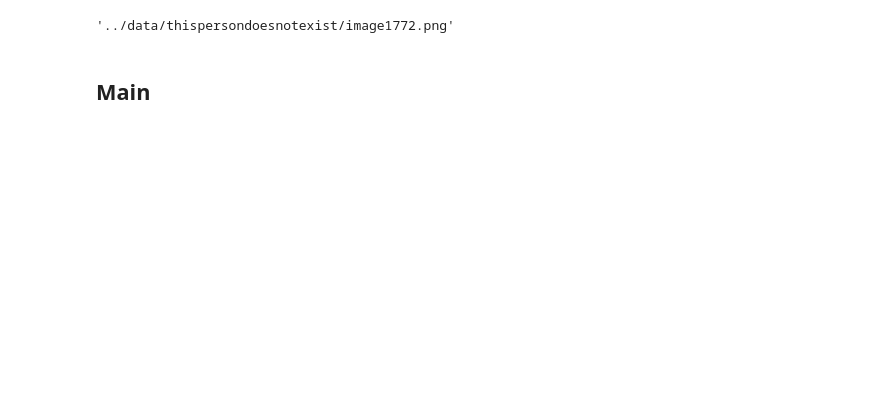
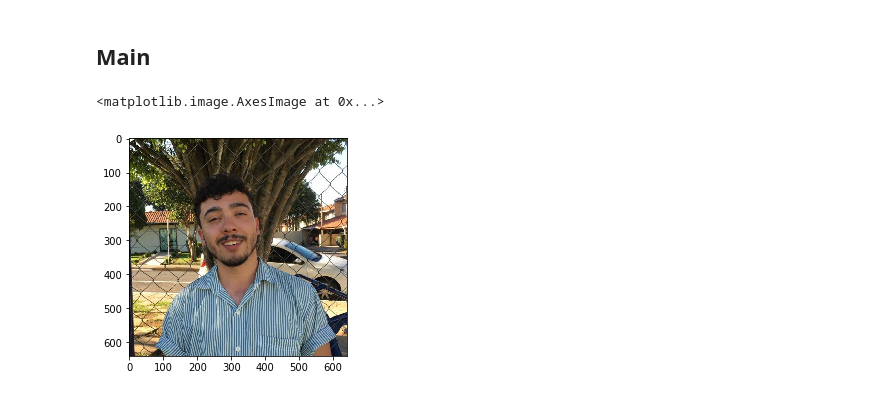
Before and after one commit to victorhausen/computer-vision-toolkit, a Jupyter notebook: notebooks/Detect Facial Landmarks.ipynb, the cells around one changed output. Cells and saved outputs as stored; diff of their text form; code cells hidden in the pictures; blank space fills up the shorter version.

```diff
--- a/notebooks/Detect Facial Landmarks.ipynb
+++ b/notebooks/Detect Facial Landmarks.ipynb
@@ -13,8 +10,3 @@ file_names = ['../data/thispersondoesnotexist/' + e for e in file_names]
-# %%
-image_path = sample(file_names, 1)[0]
-image_path
-# %% [output]
-'../data/thispersondoesnotexist/image1772.png'
 # %% [markdown]
 ## Main
 # %%
@@ -24,4 +16,14 @@ detector = dlib.get_frontal_face_detector()
 # Load facial landmarks predictor
 # http://dlib.net/files/shape_predictor_68_face_landmarks.dat.bz
 predictor = dlib.shape_predictor("../assets/shape_predictor_68_face_landmarks.dat")
+# %%
+# Load images.
+image = cv2.imread('../data/gabriel.jpeg')
+image = cv2.cvtColor(image, cv2.COLOR_RGB2BGR)
+gray = cv2.cvtColor(image, cv2.COLOR_BGR2GRAY)
+
+plt.imshow(image)
+# %% [output]
+<matplotlib.image.AxesImage at 0x...>
+[figure, added]
 # %%
```
Also changed, not shown: parts of 3 cells of this notebook.
